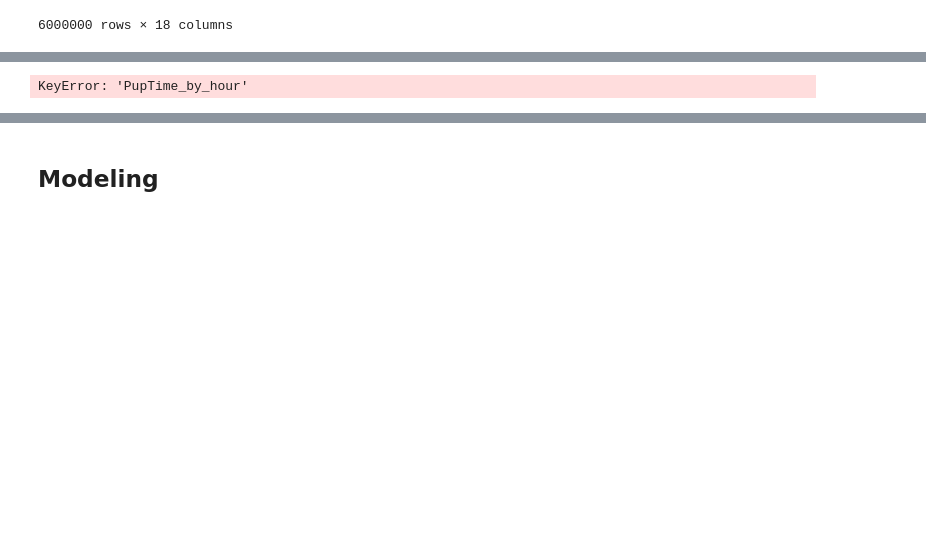
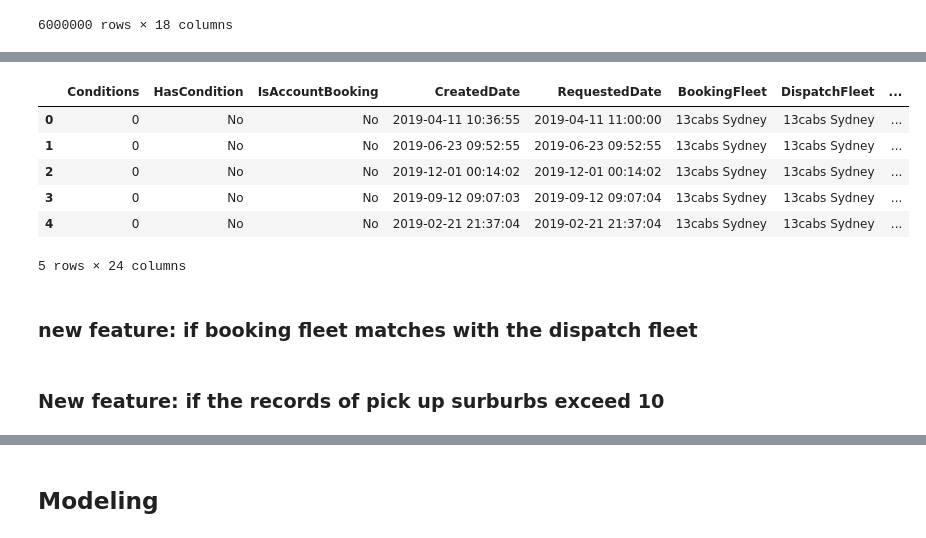
Before and after one commit to xhua0336/Taxi_booking_analysis, a Jupyter notebook: Modeling.ipynb, the cells around one changed output, grey strips where cells are left out. Drawn from its saved outputs; the diff is of its cells as text; code cells hidden in the pictures; blank space fills up the shorter version.

```diff
--- a/Modeling.ipynb
+++ b/Modeling.ipynb
@@ -183,7 +185,17 @@ def part_of_day (t):
 # %%
 feature1['create_part_of_day']=feature1['create_by_hour'].apply(part_of_day)
 feature1['request_part_of_day']=feature1['request_by_hour'].apply(part_of_day)
-feature1['PupTime_part_of_day']=feature1['PupTime_by_hour'].apply(part_of_day)
-feature1['DelTime_part_of_day']=feature1['DelTime_by_hour'].apply(part_of_day)
-# %% [output]
-KeyError: 'PupTime_by_hour'
+# %%
+feature1.head()
+# %% [output]
+|  | Conditions | HasCondition | IsAccountBooking | CreatedDate | RequestedDate | BookingFleet | DispatchFleet | ... |
+| 0 | 0 | No | No | 2019-04-11 10:36:55 | 2019-04-11 11:00:00 | 13cabs Sydney | 13cabs Sydney | ... |
+| 1 | 0 | No | No | 2019-06-23 09:52:55 | 2019-06-23 09:52:55 | 13cabs Sydney | 13cabs Sydney | ... |
+| 2 | 0 | No | No | 2019-12-01 00:14:02 | 2019-12-01 00:14:02 | 13cabs Sydney | 13cabs Sydney | ... |
+| 3 | 0 | No | No | 2019-09-12 09:07:03 | 2019-09-12 09:07:04 | 13cabs Sydney | 13cabs Sydney | ... |
+| 4 | 0 | No | No | 2019-02-21 21:37:04 | 2019-02-21 21:37:04 | 13cabs Sydney | 13cabs Sydney | ... |
+5 rows × 24 columns
+# %% [markdown]
+### new feature: if booking fleet matches with the dispatch fleet
+# %% [markdown]
+### New feature: if the records of pick up surburbs exceed 10
```
Also changed, not shown: parts of 11 cells of this notebook.
